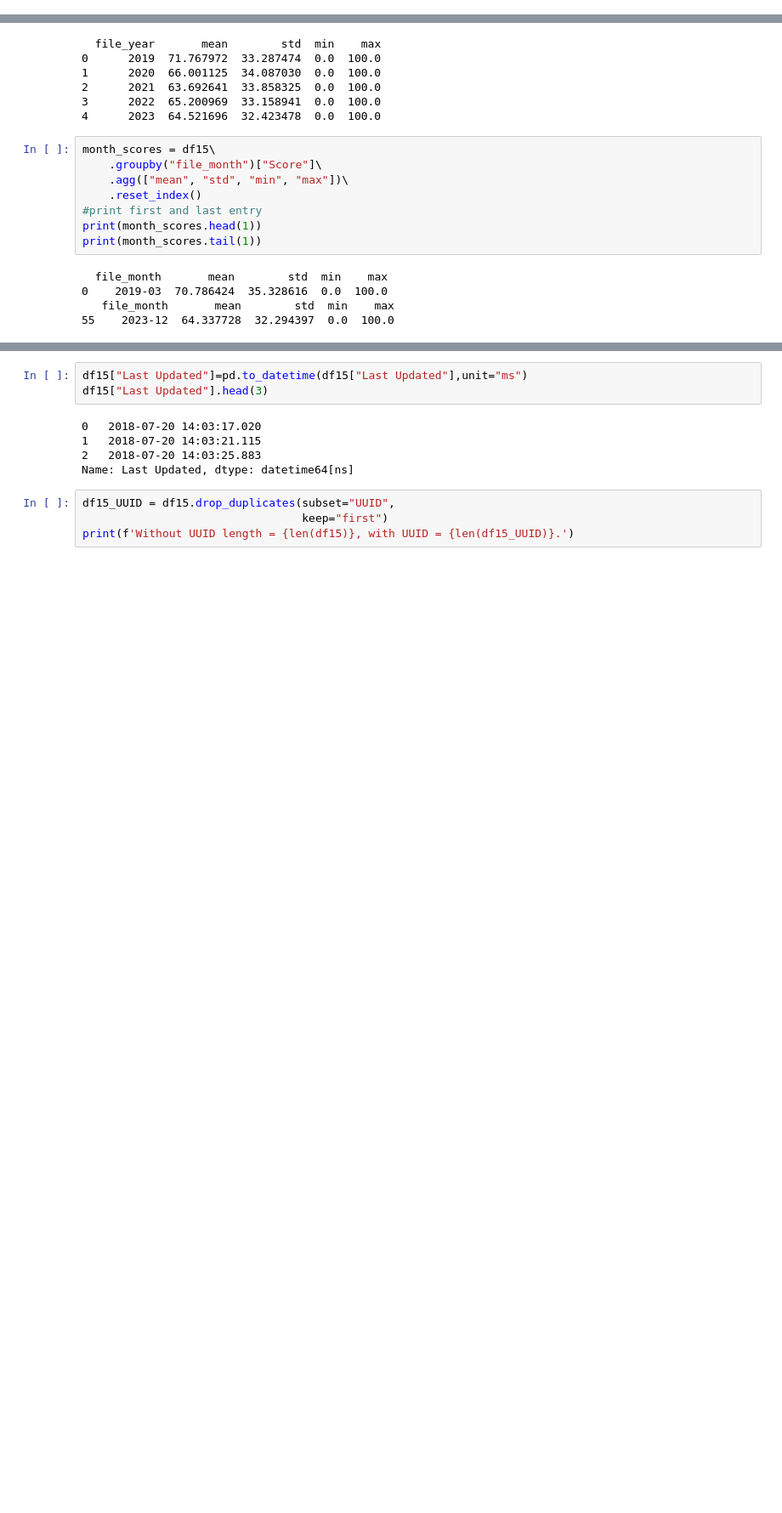
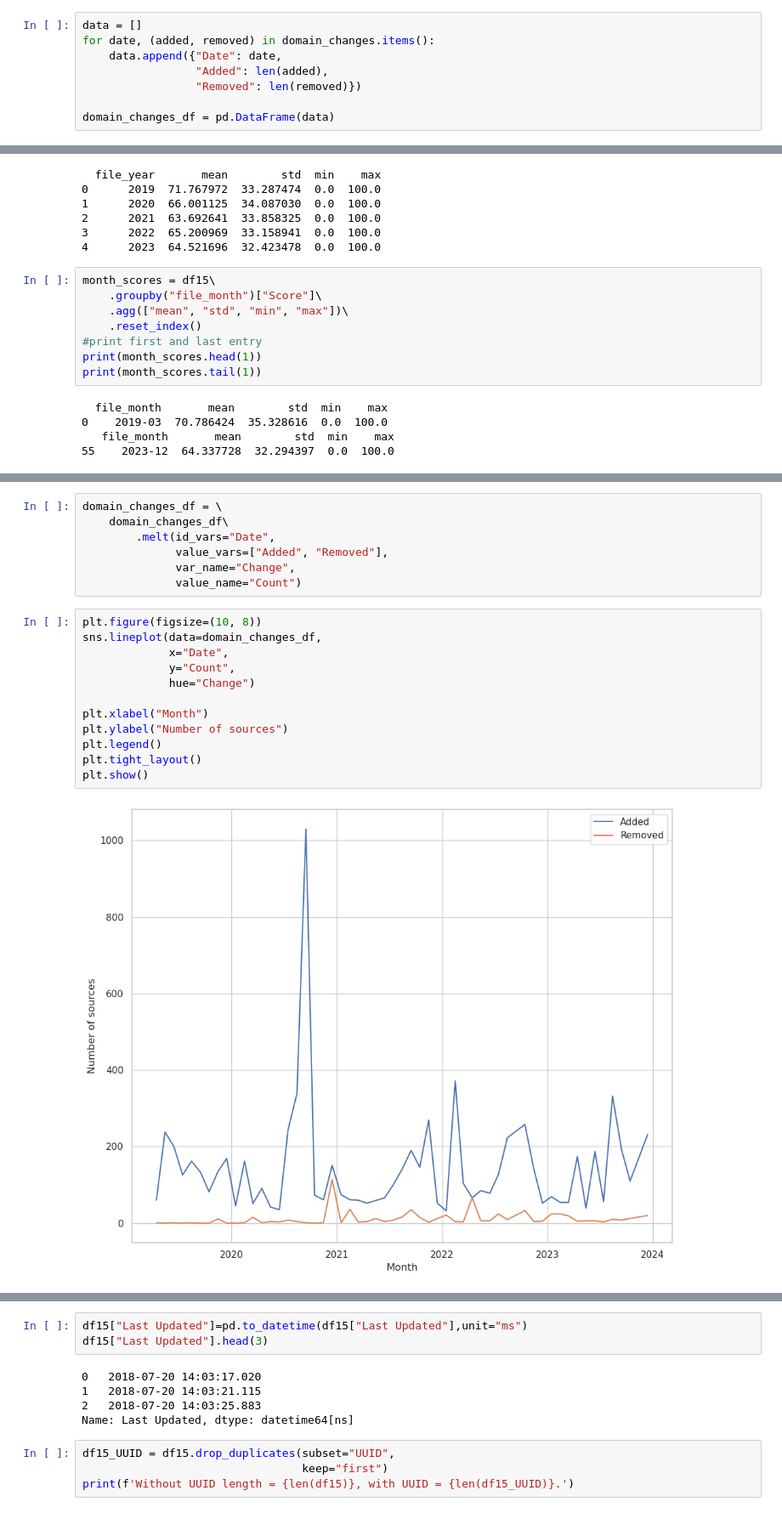
Before and after one commit to julaluehring/newsguard-review-analysis, a Jupyter notebook: 02-describe_newsguard.ipynb, the cells around one changed output, grey strips where cells are left out. Shown at 85% size. Drawn from its saved outputs; the diff is of its cells as text; blank space fills up the shorter version.

```diff
--- a/02-describe_newsguard.ipynb
+++ b/02-describe_newsguard.ipynb
@@ -181,0 +193,8 @@ Percentage: 5.8%
+# %%
+data = []
+for date, (added, removed) in domain_changes.items():
+    data.append({"Date": date,
+                 "Added": len(added),
+                 "Removed": len(removed)})
+
+domain_changes_df = pd.DataFrame(data)
@@ -604,0 +452,21 @@ Maximum number of added sources: 1030
+# %%
+domain_changes_df = \
+    domain_changes_df\
+        .melt(id_vars="Date",
+              value_vars=["Added", "Removed"],
+              var_name="Change",
+              value_name="Count")
+# %%
+plt.figure(figsize=(10, 8))
+sns.lineplot(data=domain_changes_df,
+             x="Date",
+             y="Count",
+             hue="Change")
+
+plt.xlabel("Month")
+plt.ylabel("Number of sources")
+plt.legend()
+plt.tight_layout()
+plt.show()
+# %% [output]
+[figure, added]
```
Also changed, not shown: parts of 64 cells of this notebook.
